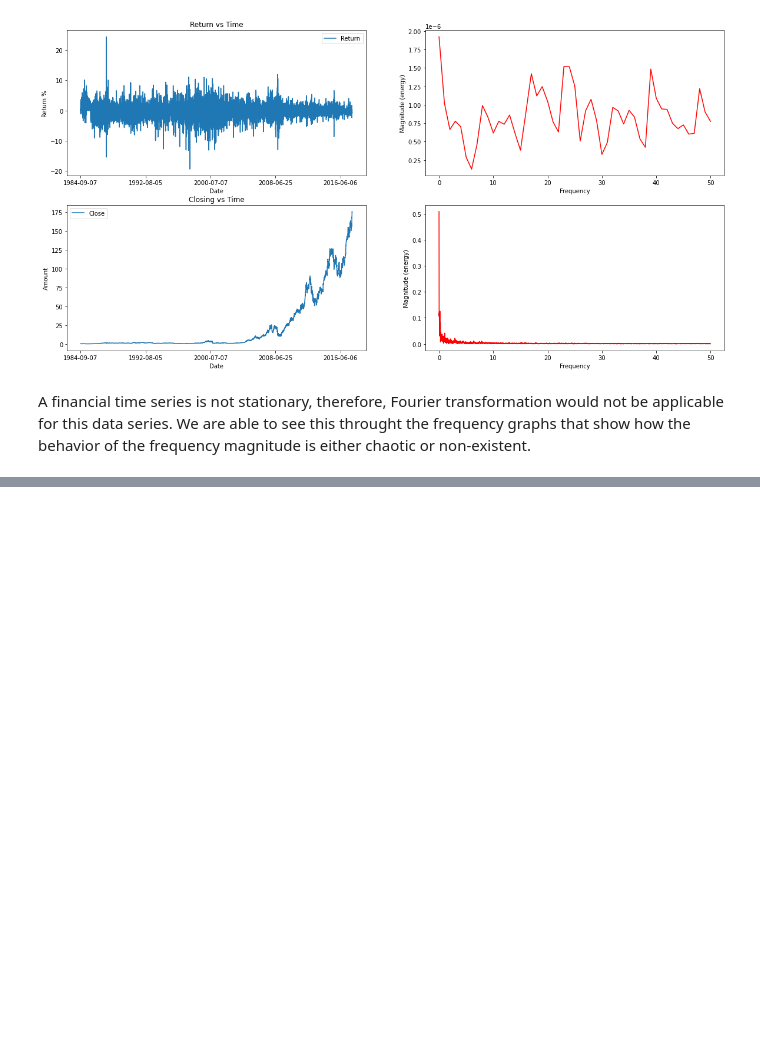
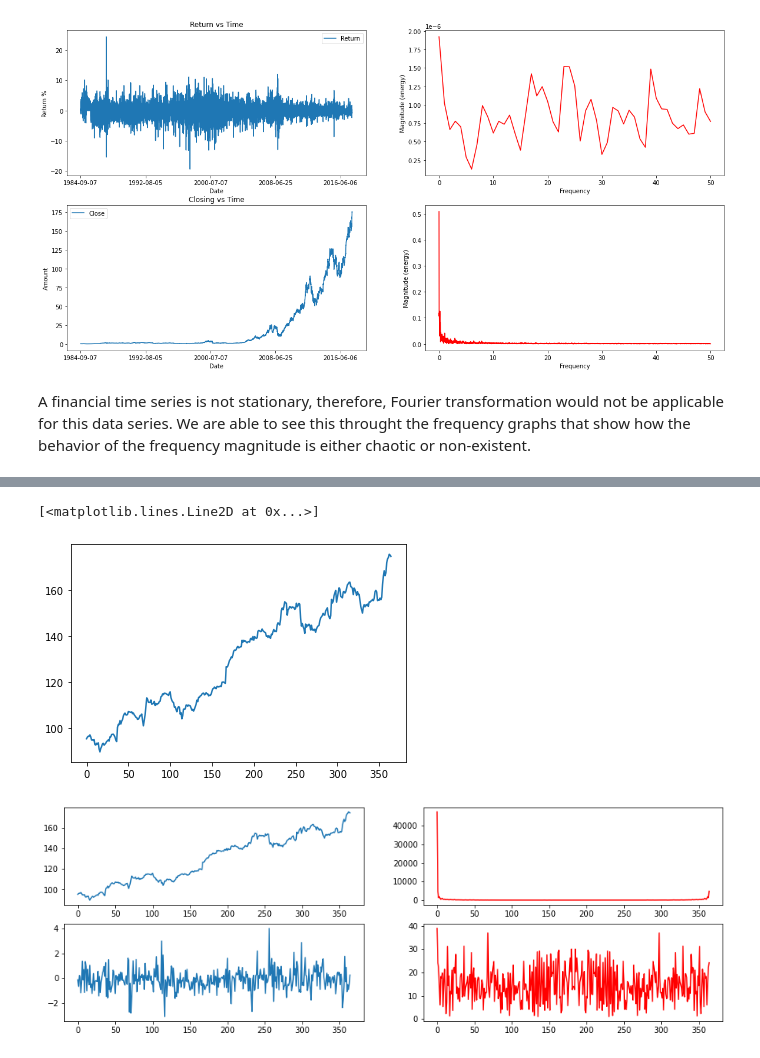
Before and after one commit to abdelrahim-hentabli/CS235Project, a Jupyter notebook: FourierTransform.ipynb, the cells around one changed output, grey strips where cells are left out. Drawn from its saved outputs; the diff is of its cells as text; code cells hidden in the pictures; blank space fills up the shorter version.

```diff
--- a/FourierTransform.ipynb
+++ b/FourierTransform.ipynb
@@ -188,13 +197,28 @@ pl.show()
 # %%
-#sine function
-y = np.sin(apple.Return[-100:]).to_numpy()
-print(y)
+predict = 90
+#data function
+y = apple.Close[-365:].to_numpy()
+y1 = apple.Return[-365:].to_numpy()
+# print(y)
 
 #fast fourier transform
 y_fft = fftpack.fft(y)
 fft_abs = abs(y_fft)
+inv_fft = fftpack.ifft(y_fft)
+plt.plot(inv_fft)
+
+y_fft1 = fftpack.fft(y1)
+fft_abs1 = abs(y_fft1)
+
 #plot data
-
-fig, ax = plt.subplots(nrows=1, ncols=2, figsize=(15,5))
-ax[0].plot(t, y)    # plot time series
-ax[1].stem(t, fft_abs) # plot freq domain
+t = np.arange(0,y.size)
+t1 = np.arange(0,y1.size)
+fig, ax = plt.subplots(nrows=2, ncols=2, figsize=(15,5))
+ax[0][0].plot(t, y)    # plot time series
+ax[0][1].plot(t, fft_abs, color='red') # plot freq domain
+ax[1][0].plot(t1, y1)    # plot time series
+ax[1][1].plot(t1, fft_abs1, color='red') # plot freq domain
+# %% [output]
+[<matplotlib.lines.Line2D at 0x...>]
+[figure, added]
+[figure, added]
```
Also changed, not shown: parts of 4 cells of this notebook.
